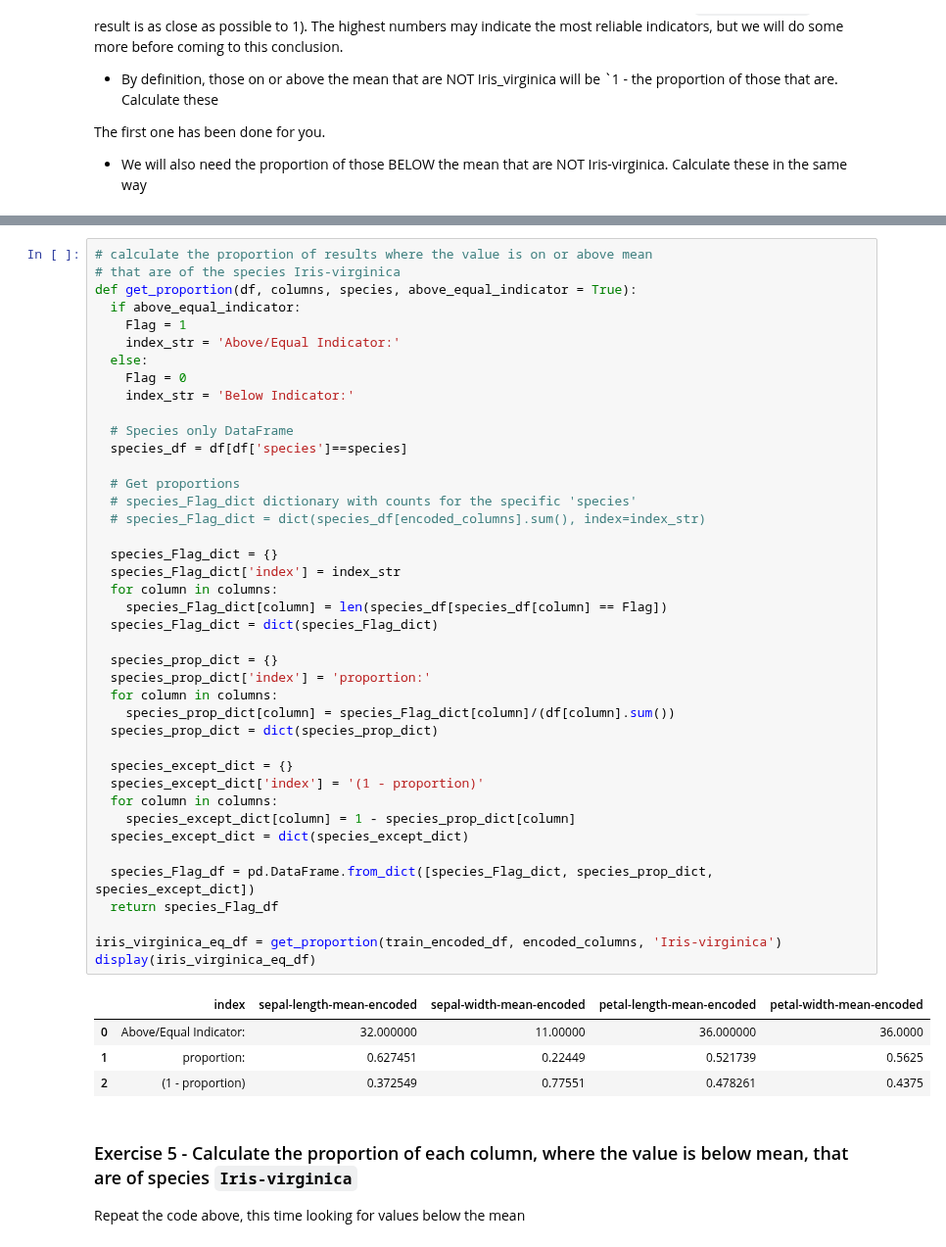
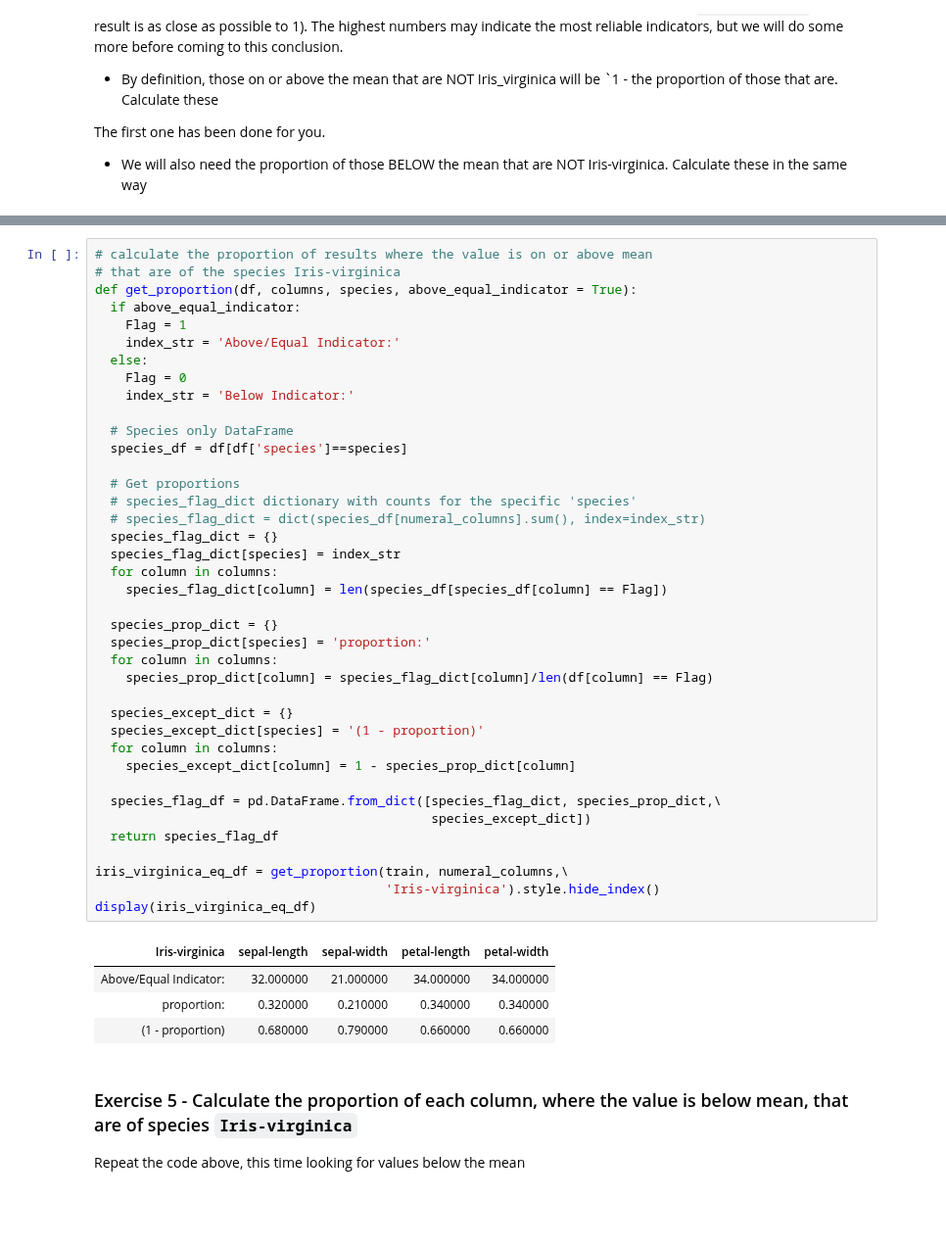
Before and after one commit to Imran-Github22/Imran-Farooqui, a Jupyter notebook: Projects/15_2_Decision_Tree_coded_model.ipynb, the cells around one changed output, grey strips where cells are left out. Shown at 98% size. Drawn from its saved outputs; the diff is of its cells as text; blank space fills up the shorter version.

```diff
--- a/Projects/15_2_Decision_Tree_coded_model.ipynb
+++ b/Projects/15_2_Decision_Tree_coded_model.ipynb
@@ -278,49 +304,47 @@ The first one has been done for you.
 # %%
 # calculate the proportion of results where the value is on or above mean
 # that are of the species Iris-virginica
 def get_proportion(df, columns, species, above_equal_indicator = True):
   if above_equal_indicator:
     Flag = 1
     index_str = 'Above/Equal Indicator:'
   else:
     Flag = 0
     index_str = 'Below Indicator:'
 
   # Species only DataFrame
   species_df = df[df['species']==species]
 
   # Get proportions
-  # species_Flag_dict dictionary with counts for the specific 'species'
-  # species_Flag_dict = dict(species_df[encoded_columns].sum(), index=index_str)
-
-  species_Flag_dict = {}
-  species_Flag_dict['index'] = index_str
+  # species_flag_dict dictionary with counts for the specific 'species'
+  # species_flag_dict = dict(species_df[numeral_columns].sum(), index=index_str)
+  species_flag_dict = {}
+  species_flag_dict[species] = index_str
   for column in columns:
-    species_Flag_dict[column] = len(species_df[species_df[column] == Flag])
-  species_Flag_dict = dict(species_Flag_dict)
+    species_flag_dict[column] = len(species_df[species_df[column] == Flag])
 
   species_prop_dict = {}
-  species_prop_dict['index'] = 'proportion:'
+  species_prop_dict[species] = 'proportion:'
   for column in columns:
-    species_prop_dict[column] = species_Flag_dict[column]/(df[column].sum())
-  species_prop_dict = dict(species_prop_dict)
+    species_prop_dict[column] = species_flag_dict[column]/len(df[column] == Flag)
 
   species_except_dict = {}
-  species_except_dict['index'] = '(1 - proportion)'
+  species_except_dict[species] = '(1 - proportion)'
   for column in columns:
     species_except_dict[column] = 1 - species_prop_dict[column]
-  species_except_dict = dict(species_except_dict)
 
-  species_Flag_df = pd.DataFrame.from_dict([species_Flag_dict, species_prop_dict, species_except_dict])
-  return species_Flag_df
+  species_flag_df = pd.DataFrame.from_dict([species_flag_dict, species_prop_dict,\
+                                            species_except_dict])
+  return species_flag_df
 
-iris_virginica_eq_df = get_proportion(train_encoded_df, encoded_columns, 'Iris-virginica')
+iris_virginica_eq_df = get_proportion(train, numeral_columns,\
+                                      'Iris-virginica').style.hide_index()
 display(iris_virginica_eq_df)
 # %% [output]
-|  | index | sepal-length-mean-encoded | sepal-width-mean-encoded | petal-length-mean-encoded | petal-width-mean-encoded |
-| 0 | Above/Equal Indicator: | 32.000000 | 11.00000 | 36.000000 | 36.0000 |
-| 1 | proportion: | 0.627451 | 0.22449 | 0.521739 | 0.5625 |
-| 2 | (1 - proportion) | 0.372549 | 0.77551 | 0.478261 | 0.4375 |
+| Iris-virginica | sepal-length | sepal-width | petal-length | petal-width |
+| Above/Equal Indicator: | 32.000000 | 21.000000 | 34.000000 | 34.000000 |
+| proportion: | 0.320000 | 0.210000 | 0.340000 | 0.340000 |
+| (1 - proportion) | 0.680000 | 0.790000 | 0.660000 | 0.660000 |
 # %% [markdown]
 ### Exercise 5 - Calculate the proportion of each column, where the value is below mean, that are of species `Iris-virginica`
 
```
Also changed, not shown: parts of 14 cells of this notebook.
